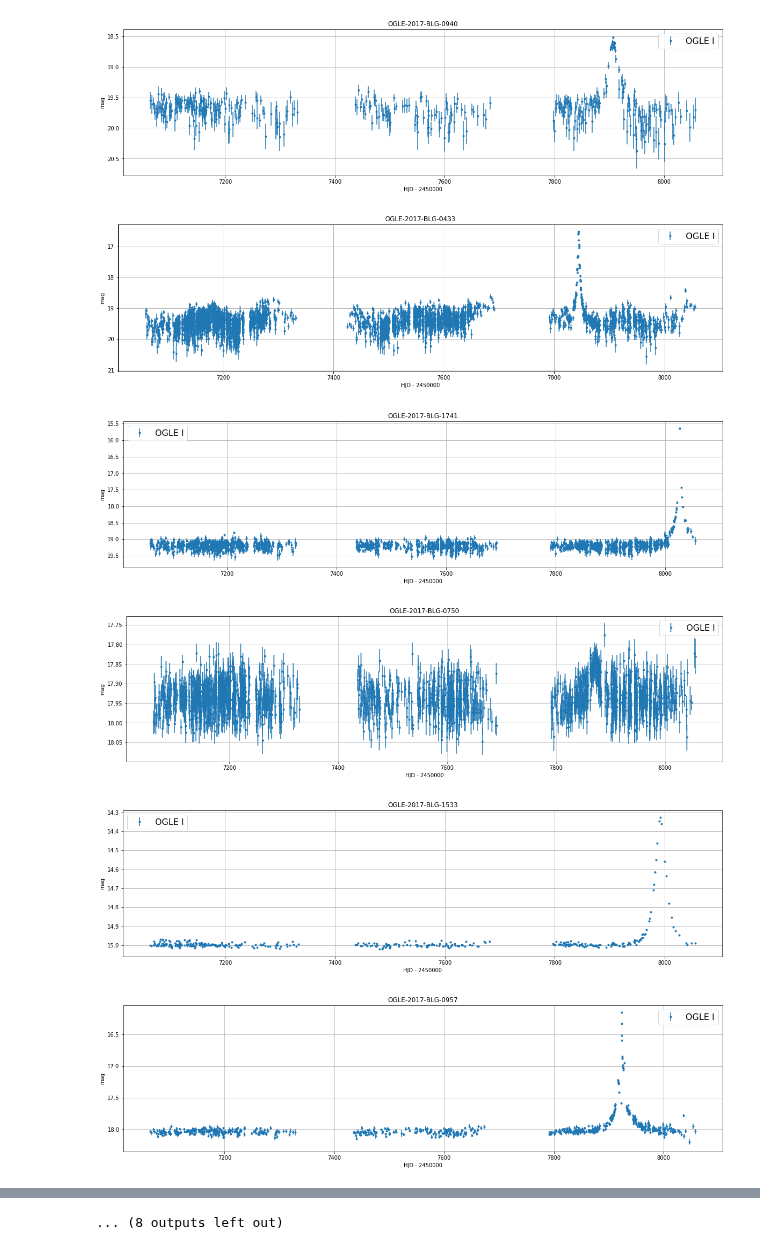
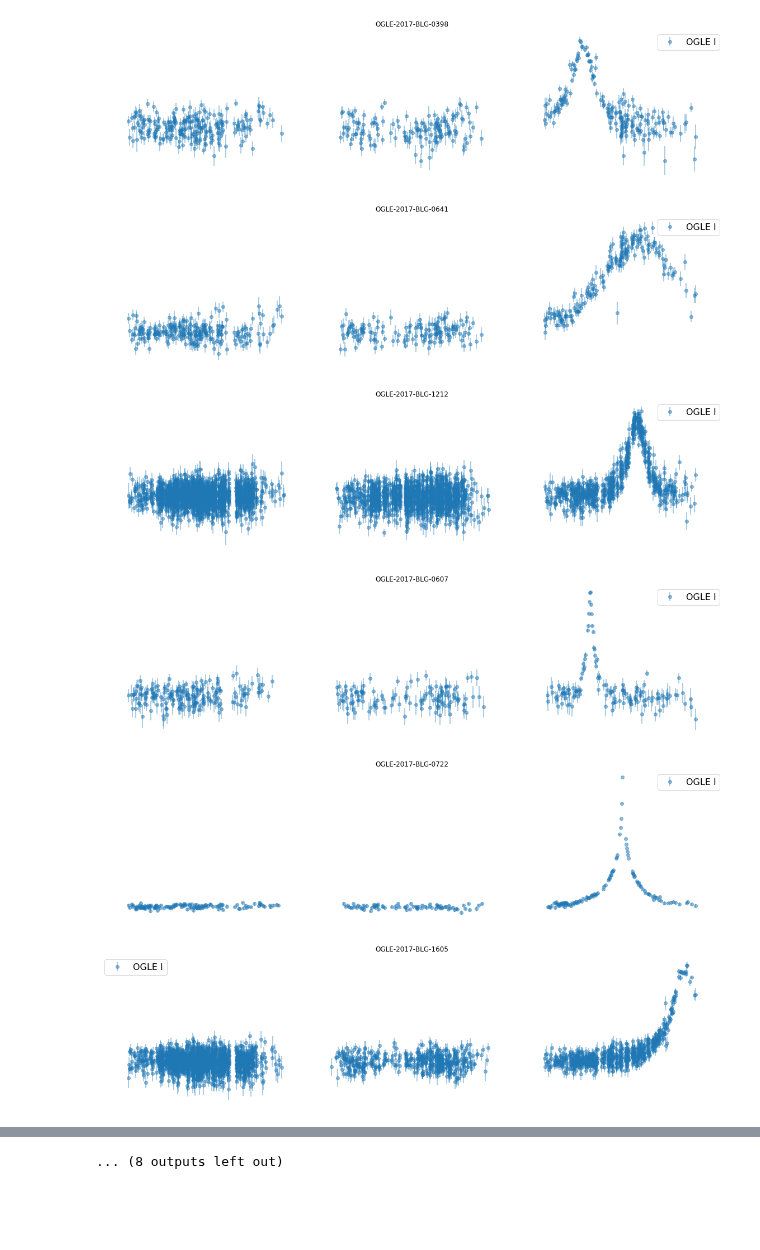
Before and after one commit to fbartolic/caustic, a Jupyter notebook: caustic/notebooks/plot_data_from_multiple_events.ipynb, the cells around one changed output, grey strips where cells are left out. Saved outputs shown, nothing was run; the diff lists cells and outputs as text; code cells hidden in the pictures; blank space fills up the shorter version.

```diff
--- a/caustic/notebooks/plot_data_from_multiple_events.ipynb
+++ b/caustic/notebooks/plot_data_from_multiple_events.ipynb
@@ -14,29 +12,28 @@ random.seed(42)
 # %%
-random.seed(45)
-
 events = []  # data for each event
 
-data_path = '/home/fran/data/OGLE_ews/2017/'
+data_path = '/home/star/fb90/data/OGLE_ews/2017/'
 dirs = []
 for directory in os.listdir(data_path):
     dirs.append(directory)
 
 random.shuffle(dirs)
 i = 0
 n_events = 20
 for directory in dirs:
     if (i < n_events):
         event = OGLEData(data_path + directory)
         events.append(event)
         i = i + 1
 
 for event in events:
     fig, ax = plt.subplots(figsize=(20, 5))
     event.plot(ax)
+    ax.axis('off')
 # %% [output]
-[figure, old version]
+[figure, new version]
-[figure, old version]
+[figure, new version]
-[figure, old version]
+[figure, new version]
-[figure, old version]
+[figure, new version]
-[figure, old version]
+[figure, new version]
-[figure, old version]
+[figure, new version]
```
Also changed, not shown: parts of 2 cells of this notebook, 9 other files.
